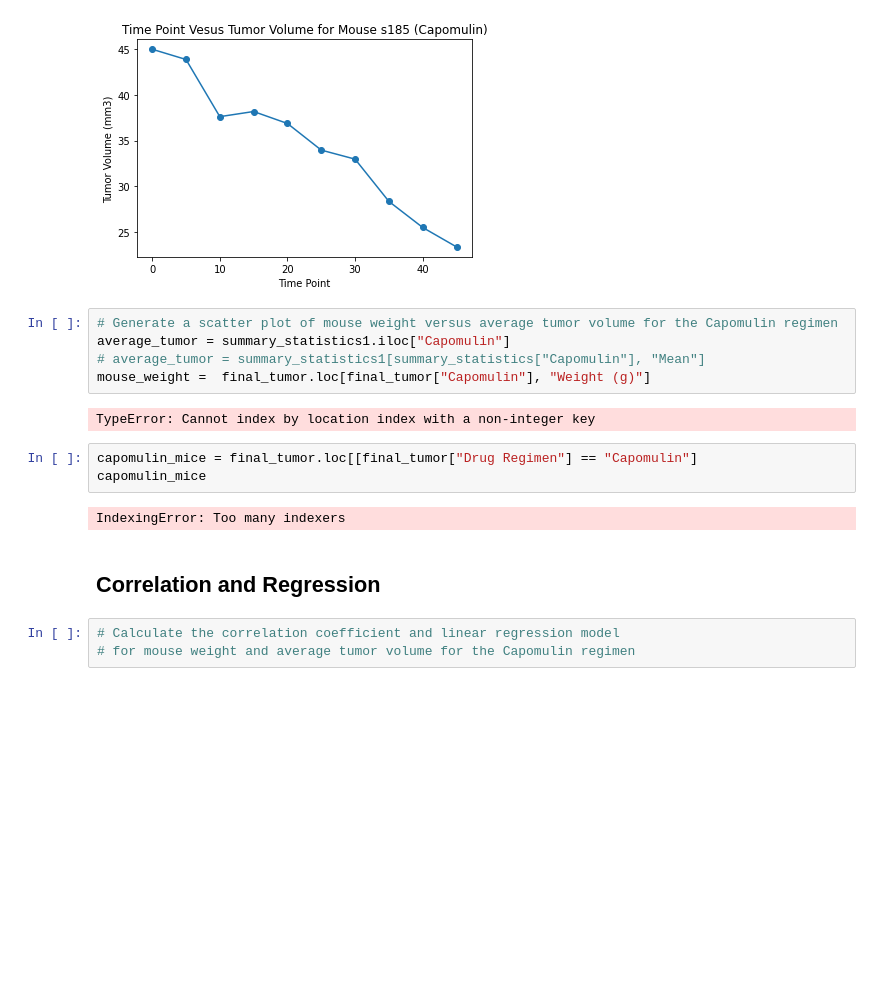
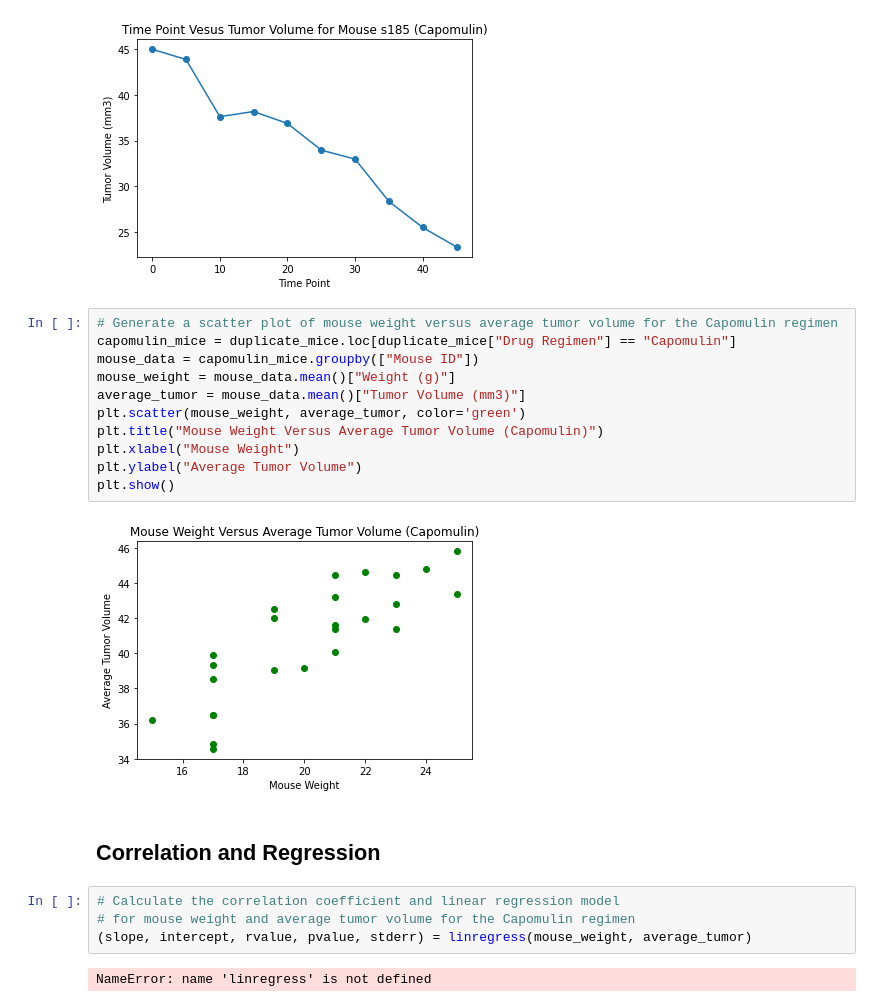
Before and after one commit to SybileC/matplotlib-challenge, a Jupyter notebook: 02-Homework_05-Matplotlib_Instructions_Pymaceuticals_pymaceuticals_starter.ipynb, the cells around one changed output. Cells and saved outputs as stored; diff of their text form; blank space fills up the shorter version.

```diff
--- a/02-Homework_05-Matplotlib_Instructions_Pymaceuticals_pymaceuticals_starter.ipynb
+++ b/02-Homework_05-Matplotlib_Instructions_Pymaceuticals_pymaceuticals_starter.ipynb
@@ -367,20 +285,24 @@ plt.xlabel("Time Point")
 # %% [output]
 Text(0.5, 0, 'Time Point')
 [figure]
-# %%
-# Generate a scatter plot of mouse weight versus average tumor volume for the Capomulin regimen
-average_tumor = summary_statistics1.iloc["Capomulin"]
-# average_tumor = summary_statistics1[summary_statistics["Capomulin"], "Mean"]
-mouse_weight =  final_tumor.loc[final_tumor["Capomulin"], "Weight (g)"]
-# %% [output]
-TypeError: Cannot index by location index with a non-integer key
-# %%
-capomulin_mice = final_tumor.loc[[final_tumor["Drug Regimen"] == "Capomulin"]
-capomulin_mice
-# %% [output]
-IndexingError: Too many indexers
+# %%
+# Generate a scatter plot of mouse weight versus average tumor volume for the Capomulin regimen
+capomulin_mice = duplicate_mice.loc[duplicate_mice["Drug Regimen"] == "Capomulin"]
+mouse_data = capomulin_mice.groupby(["Mouse ID"])
+mouse_weight = mouse_data.mean()["Weight (g)"]
+average_tumor = mouse_data.mean()["Tumor Volume (mm3)"]
+plt.scatter(mouse_weight, average_tumor, color='green')
+plt.title("Mouse Weight Versus Average Tumor Volume (Capomulin)")
+plt.xlabel("Mouse Weight")
+plt.ylabel("Average Tumor Volume")
+plt.show()
+# %% [output]
+[figure, added]
 # %% [markdown]
 ## Correlation and Regression
 # %%
 # Calculate the correlation coefficient and linear regression model
 # for mouse weight and average tumor volume for the Capomulin regimen
+(slope, intercept, rvalue, pvalue, stderr) = linregress(mouse_weight, average_tumor)
+# %% [output]
+NameError: name 'linregress' is not defined
```
Also changed, not shown: parts of 10 cells of this notebook.
